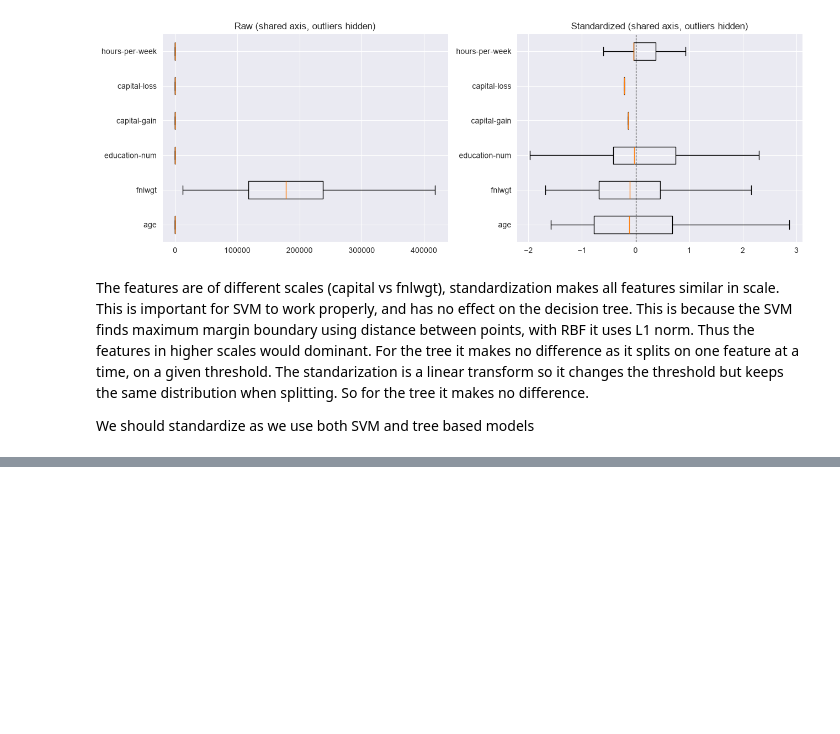
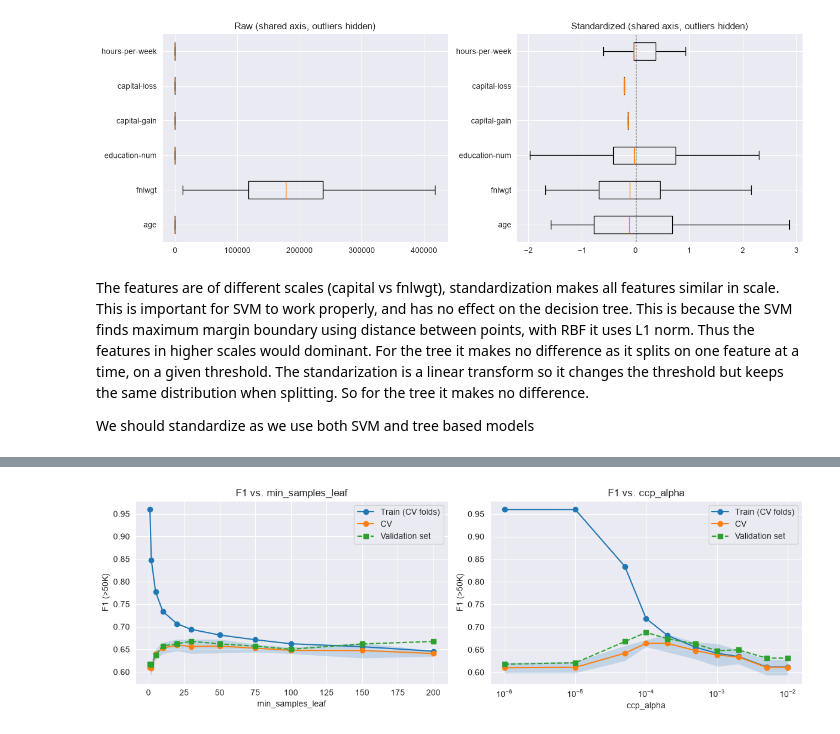
Before and after one commit to Erikth2104/ML_assignments, a Jupyter notebook: OBLIG_2/oblig2.ipynb, the cells around one changed output, grey strips where cells are left out. Saved outputs shown, nothing was run; the diff lists cells and outputs as text; code cells hidden in the pictures; blank space fills up the shorter version.

```diff
--- a/OBLIG_2/oblig2.ipynb
+++ b/OBLIG_2/oblig2.ipynb
@@ -939,0 +1208,18 @@ For robustness
+# %%
+# Plots: train vs CV vs validation F1 for each single-parameter sweep
+fig, axes = plt.subplots(1, 2, figsize=(12, 4))
+for ax, (name, df, log) in zip(axes, [("min_samples_leaf", leaf_res, False),
+                                       ("ccp_alpha", alpha_res, True)]):
+    x = df.index.to_numpy(dtype=float)
+    if log:
+        x = np.where(x == 0, 1e-6, x)          # put alpha=0 on the log axis
+        ax.set_xscale("log")
+    ax.plot(x, df["train_f1"], "o-", label="Train (CV folds)")
+    ax.plot(x, df["cv_f1"], "o-", label="CV")
+    ax.fill_between(x, df["cv_f1"] - df["cv_f1_std"], df["cv_f1"] + df["cv_f1_std"], alpha=0.2)
+    ax.plot(x, df["val_f1"], "s--", label="Validation set")
+    ax.set_xlabel(name); ax.set_ylabel("F1 (>50K)"); ax.set_title(f"F1 vs. {name}")
+    ax.legend()
+plt.tight_layout(); plt.show()
+# %% [output]
+[figure, added]
```
Also changed, not shown: parts of 22 cells of this notebook.
